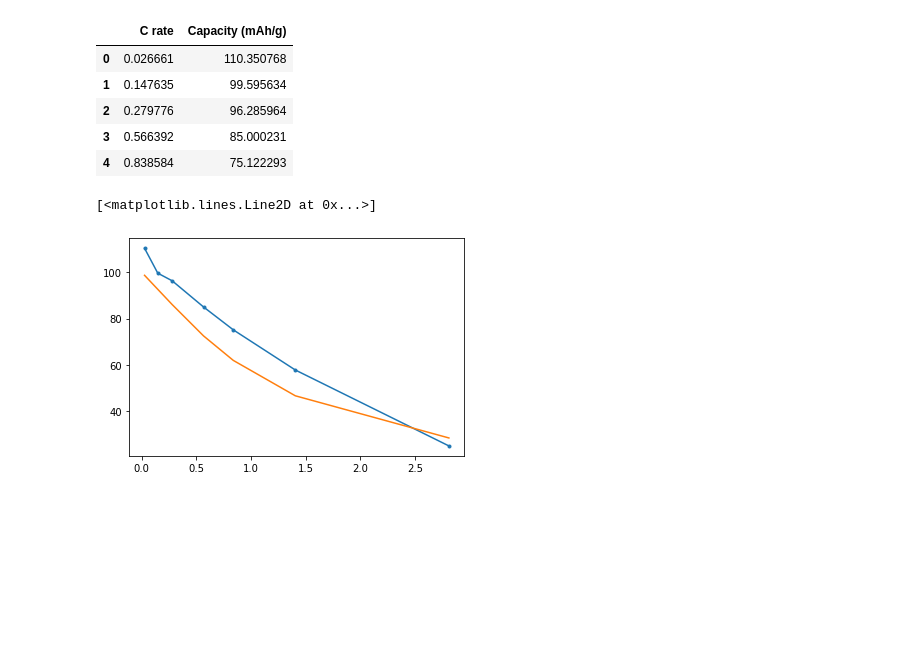
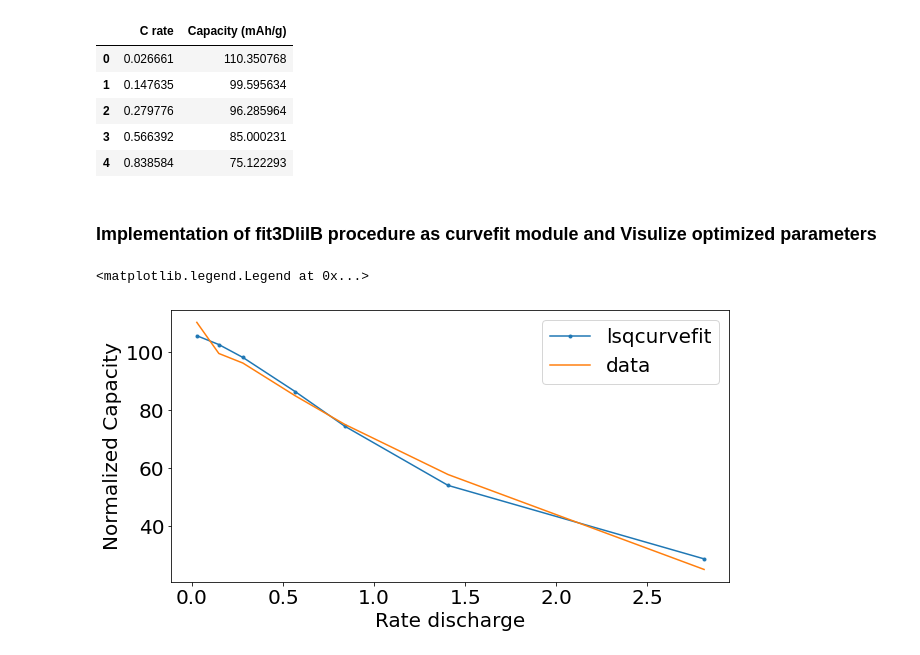
Before and after one commit to BatteryDesign/BatteryRateCap, a Jupyter notebook: psuedocodecurvefit.ipynb, the cells around one changed output. Cells and saved outputs as stored; diff of their text form; code cells hidden in the pictures; blank space fills up the shorter version.

Commit message:
implement least squares method for curvefitting

```diff
--- a/psuedocodecurvefit.ipynb
+++ b/psuedocodecurvefit.ipynb
@@ -47,10 +58,17 @@ A curve fitting procedure to determine the discharge rate constant, the n factor
 import pandas as pd
 import math
 import numpy as np
+import matplotlib
 import matplotlib.pyplot as plt
+from scipy.optimize import curve_fit
+
+%matplotlib inline
+matplotlib.rcParams.update({'font.size': 20})
 # %%
 filepath = './3dLiIBattery/data/capacityratepaper1set1.csv'
 dframe = pd.read_csv(filepath)
+xdata = dframe.iloc[: , 0].to_numpy()
+ydata = dframe.iloc[: , 1].to_numpy()
 dframe.columns
 # %% [output]
 Index(['C rate', 'Capacity (mAh/g)'], dtype='object')
@@ -87,9 +84,25 @@ y = dframe[capacity].to_numpy()
-# %%
-beta = [0.5, 1, 100]
-Rdischarge = x
-normQ = fitfunc(Rdischarge, beta)
-plt.plot(x, y, '.-')
-plt.plot(Rdischarge, normQ)
-# %% [output]
-[<matplotlib.lines.Line2D at 0x...>]
-[figure, removed]
+# %% [markdown]
+### Implementation of fit3DliIB procedure as curvefit module and Visulize optimized parameters
+# %%
+# parameters
+tau = 0.5; n = 1; Qcapacity = 100;
+params0 = [tau, n, Qcapacity]  # intial guess parameter
+popt = fit3DliIB(filepath, params0)
+# %%
+### Visualize Result with optimized parameters
+tau = popt[0]
+n = popt[1]
+specificcapacity = popt[2]
+Rdischarge = xdata
+normQopt = fitfunc(Rdischarge, tau, n, specificcapacity)
+
+fig = plt.figure(figsize=(10, 5))
+ax = fig.subplots()
+ax.plot(Rdischarge, normQopt, '.-', label='lsqcurvefit')
+ax.plot(xdata, ydata, label='data')
+ax.set_xlabel('Rate discharge')
+ax.set_ylabel('Normalized Capacity')
+ax.legend()
+# %% [output]
+<matplotlib.legend.Legend at 0x...>
+[figure, added]
```
Also changed, not shown: parts of 7 cells of this notebook.
